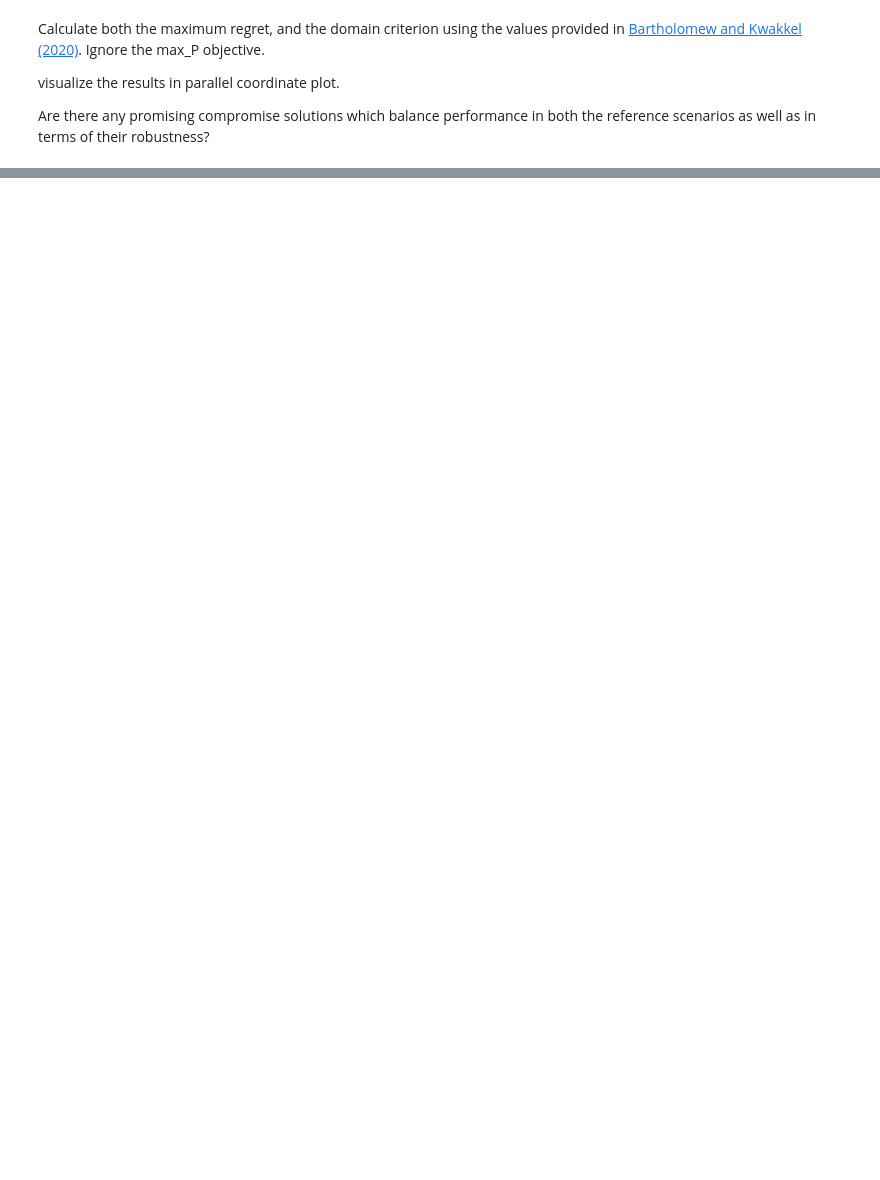
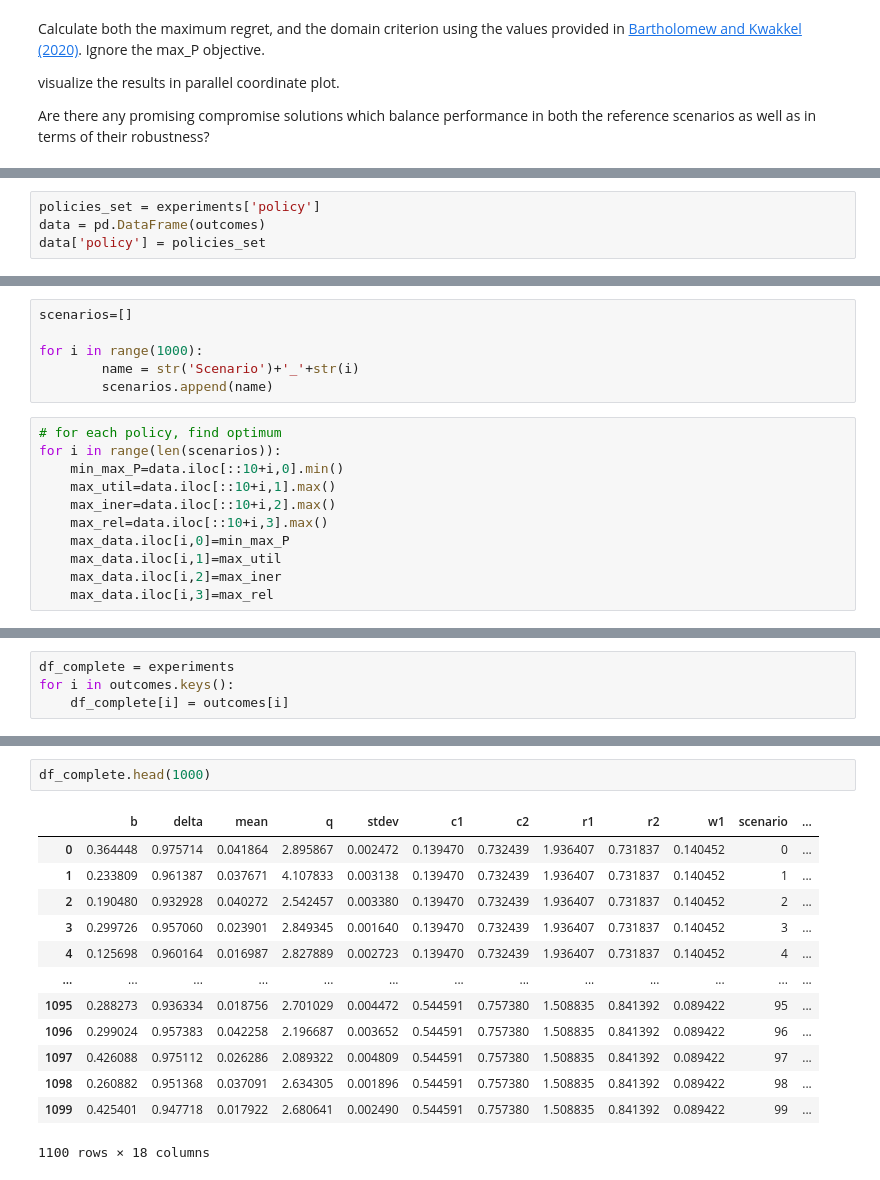
Before and after one commit to tamarvooijs/MBDM, a Jupyter notebook: Week 5-6 - robustness and direct search/assignment 9 - multi-scenario MORDM.ipynb, the cells around one changed output, grey strips where cells are left out. Drawn from its saved outputs; the diff is of its cells as text; blank space fills up the shorter version.

```diff
--- a/Week 5-6 - robustness and direct search/assignment 9 - multi-scenario MORDM.ipynb
+++ b/Week 5-6 - robustness and direct search/assignment 9 - multi-scenario MORDM.ipynb
@@ -538,0 +497,4 @@ Are there any promising compromise solutions which balance performance in both t
+# %%
+policies_set = experiments['policy']
+data = pd.DataFrame(outcomes)
+data['policy'] = policies_set
@@ -538,0 +517,17 @@ Are there any promising compromise solutions which balance performance in both t
+# %%
+scenarios=[]
+
+for i in range(1000):
+        name = str('Scenario')+'_'+str(i)
+        scenarios.append(name)
+# %%
+# for each policy, find optimum
+for i in range(len(scenarios)):
+    min_max_P=data.iloc[::10+i,0].min()
+    max_util=data.iloc[::10+i,1].max()
+    max_iner=data.iloc[::10+i,2].max()
+    max_rel=data.iloc[::10+i,3].max()
+    max_data.iloc[i,0]=min_max_P
+    max_data.iloc[i,1]=max_util
+    max_data.iloc[i,2]=max_iner
+    max_data.iloc[i,3]=max_rel
@@ -538,0 +536,4 @@ Are there any promising compromise solutions which balance performance in both t
+# %%
+df_complete = experiments
+for i in outcomes.keys():
+    df_complete[i] = outcomes[i]
@@ -538,0 +549,16 @@ Are there any promising compromise solutions which balance performance in both t
+# %%
+df_complete.head(1000)
+# %% [output]
+|  | b | delta | mean | q | stdev | c1 | c2 | r1 | r2 | w1 | scenario | ... |
+| 0 | 0.364448 | 0.975714 | 0.041864 | 2.895867 | 0.002472 | 0.139470 | 0.732439 | 1.936407 | 0.731837 | 0.140452 | 0 | ... |
+| 1 | 0.233809 | 0.961387 | 0.037671 | 4.107833 | 0.003138 | 0.139470 | 0.732439 | 1.936407 | 0.731837 | 0.140452 | 1 | ... |
+| 2 | 0.190480 | 0.932928 | 0.040272 | 2.542457 | 0.003380 | 0.139470 | 0.732439 | 1.936407 | 0.731837 | 0.140452 | 2 | ... |
+| 3 | 0.299726 | 0.957060 | 0.023901 | 2.849345 | 0.001640 | 0.139470 | 0.732439 | 1.936407 | 0.731837 | 0.140452 | 3 | ... |
+| 4 | 0.125698 | 0.960164 | 0.016987 | 2.827889 | 0.002723 | 0.139470 | 0.732439 | 1.936407 | 0.731837 | 0.140452 | 4 | ... |
+| ... | ... | ... | ... | ... | ... | ... | ... | ... | ... | ... | ... | ... |
+| 1095 | 0.288273 | 0.936334 | 0.018756 | 2.701029 | 0.004472 | 0.544591 | 0.757380 | 1.508835 | 0.841392 | 0.089422 | 95 | ... |
+| 1096 | 0.299024 | 0.957383 | 0.042258 | 2.196687 | 0.003652 | 0.544591 | 0.757380 | 1.508835 | 0.841392 | 0.089422 | 96 | ... |
+| 1097 | 0.426088 | 0.975112 | 0.026286 | 2.089322 | 0.004809 | 0.544591 | 0.757380 | 1.508835 | 0.841392 | 0.089422 | 97 | ... |
+| 1098 | 0.260882 | 0.951368 | 0.037091 | 2.634305 | 0.001896 | 0.544591 | 0.757380 | 1.508835 | 0.841392 | 0.089422 | 98 | ... |
+| 1099 | 0.425401 | 0.947718 | 0.017922 | 2.680641 | 0.002490 | 0.544591 | 0.757380 | 1.508835 | 0.841392 | 0.089422 | 99 | ... |
+1100 rows × 18 columns
```
Also changed, not shown: parts of 32 cells of this notebook, 7 other files.
